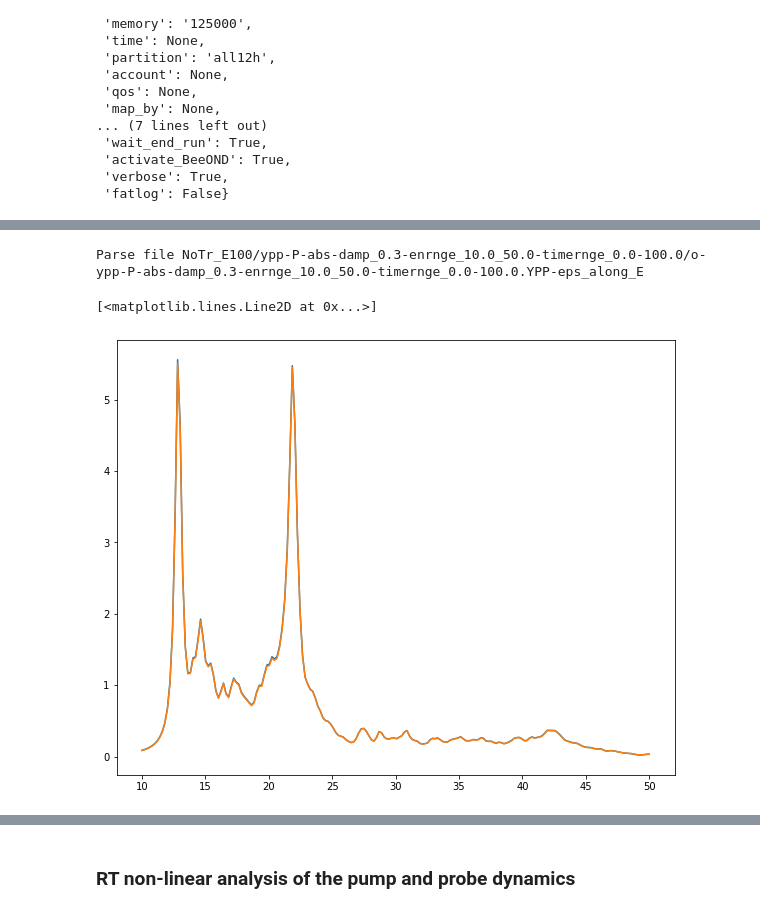
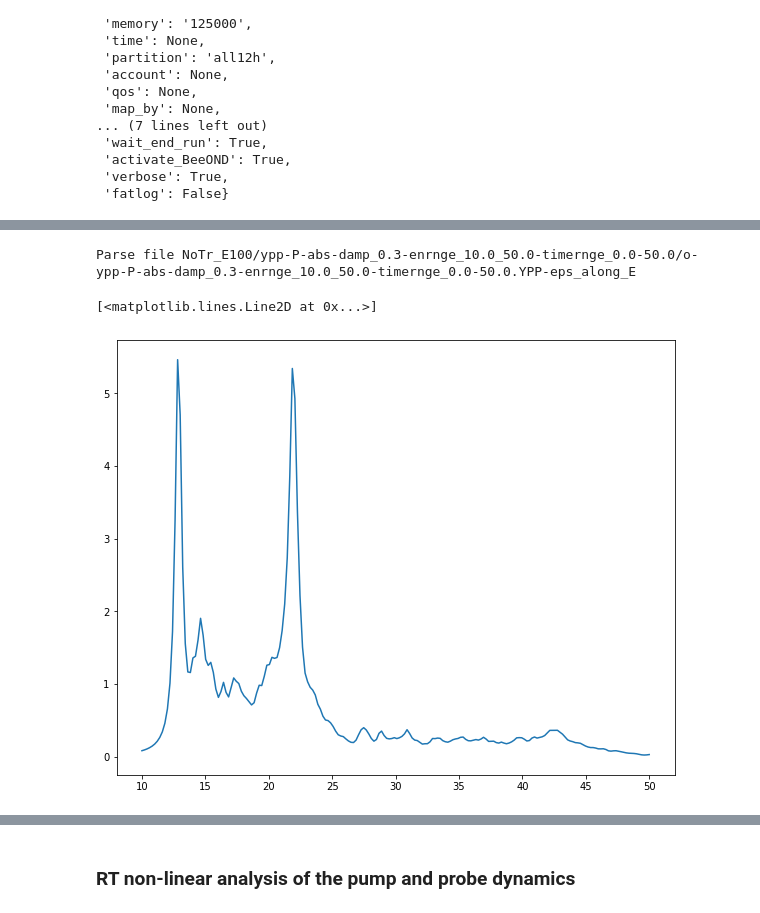
Before and after one commit to marcodalessandro76/LiF, a Jupyter notebook: Transient_Absorption.ipynb, the cells around one changed output, grey strips where cells are left out. Saved outputs shown, nothing was run; the diff lists cells and outputs as text; code cells hidden in the pictures.

```diff
--- a/Transient_Absorption.ipynb
+++ b/Transient_Absorption.ipynb
@@ -610,17 +623,17 @@ Skip the run of ypp-P-abs-damp_0.3-enrnge_10.0_50.0-timernge_0.0-100.0
 # %%
-data=P.YamboOutputParser.from_file('NoTr_E100/ypp-P-abs-damp_0.3-enrnge_10.0_50.0-timernge_0.0-100.0/o-ypp-P-abs-damp_0.3-enrnge_10.0_50.0-timernge_0.0-100.0.YPP-eps_along_E')
+data=P.YamboOutputParser.from_file('NoTr_E100/ypp-P-abs-damp_0.3-enrnge_10.0_50.0-timernge_0.0-50.0/o-ypp-P-abs-damp_0.3-enrnge_10.0_50.0-timernge_0.0-50.0.YPP-eps_along_E')
 # %% [output]
-Parse file NoTr_E100/ypp-P-abs-damp_0.3-enrnge_10.0_50.0-timernge_0.0-100.0/o-ypp-P-abs-damp_0.3-enrnge_10.0_50.0-timernge_0.0-100.0.YPP-eps_along_E
+Parse file NoTr_E100/ypp-P-abs-damp_0.3-enrnge_10.0_50.0-timernge_0.0-50.0/o-ypp-P-abs-damp_0.3-enrnge_10.0_50.0-timernge_0.0-50.0.YPP-eps_along_E
 # %%
 eng_P = data['YPP-eps_along_E']['col1']
 eps_P = data['YPP-eps_along_E']['col2']
 # %%
 fig, ax = plt.subplots(figsize=(10, 8))
-plt.plot(eng_p,eps_p)
+#plt.plot(eng_p,eps_p)
 plt.plot(eng_P,eps_P)
 # %% [output]
 [<matplotlib.lines.Line2D at 0x...>]
-[figure, old version]
+[figure, new version]
 # %%
 fig, ax = plt.subplots(figsize=(10, 8))
 plt.plot(eng_p,eps_P-eps_p)
```
Also changed, not shown: parts of 33 cells of this notebook, 2 other files.
